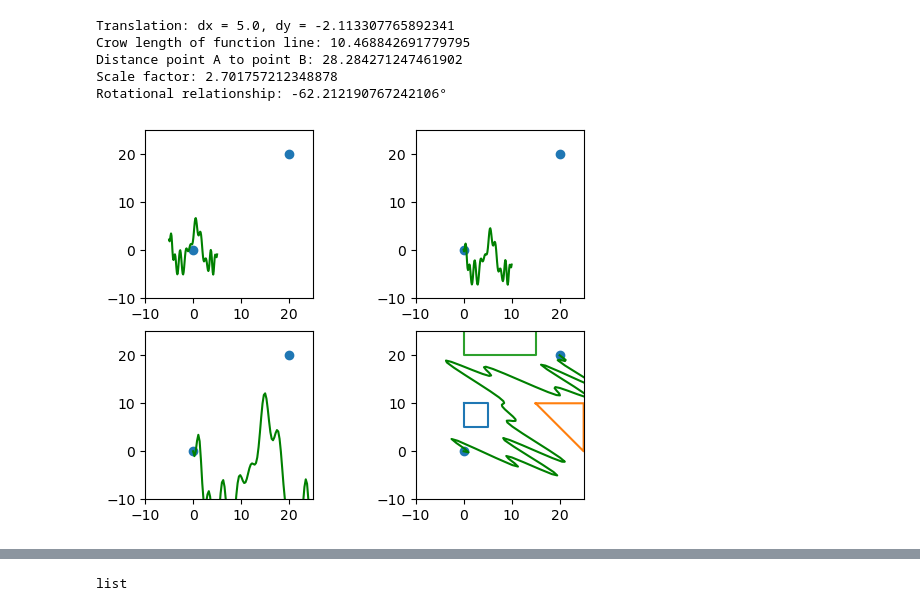
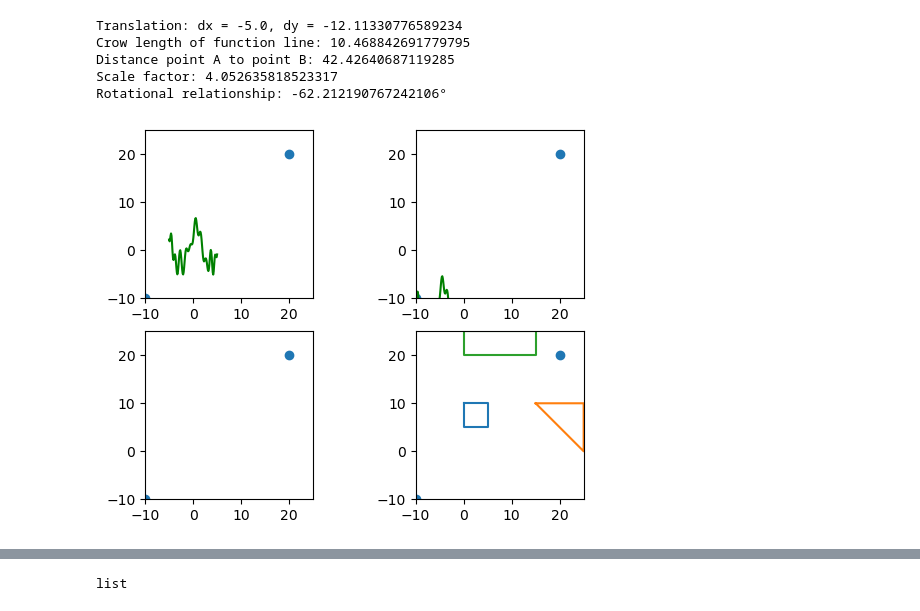
Before and after one commit to andre-kotze/gp-trajec, a Jupyter notebook: transform_func.ipynb, the cells around one changed output, grey strips where cells are left out. Drawn from its saved outputs; the diff is of its cells as text; code cells hidden in the pictures.

```diff
--- a/transform_func.ipynb
+++ b/transform_func.ipynb
@@ -13,7 +13,7 @@ y = 2*np.sin(x) + np.sin(4*x) + 3*np.cos(x) + np.sin(2*x) + np.sin(x**2) - np.co
 z = np.ones(100)
 
 # Point A and B
-pA = np.array([0,0])
+pA = np.array([-10,-10])
 pB = np.array([20,20])
 a, b = [pA[0],pB[0]],[pA[1],pB[1]]
 
@@ -85,58 +85,40 @@ y = [coord[1] for coord in roted_line]
 
 ax4.plot(x, y, 'g')
 
-
-
-
-
-
 building = Polygon([(0,10),
                     (5,10),
                     (5,5),
                     (0,5)
                     ])
-
 military = Polygon([(15,10),
                     (25,10),
                     (25,0)
                     ])
-
 nofly = Polygon([(0,25),
                 (15,25),
                 (15,20),
                 (0,20)
                 ])
-
 barriers = [building, military, nofly]
 
 for barrier in barriers:
     ax4.plot(*barrier.exterior.xy)
 
-
-
-
-
-
-
-
-
 # show points A and B
 ax4.scatter(a, b)
-
-#ax.set_aspect('equal', 'box')
 
 for ax in [ax1,ax2,ax3,ax4]:
     ax.set_xlim([-10,25])
     ax.set_ylim([-10,25])
     ax.set_aspect('equal')
 plt.show()
 # %% [output]
-Translation: dx = 5.0, dy = -2.113307765892341
+Translation: dx = -5.0, dy = -12.11330776589234
 Crow length of function line: 10.468842691779795
-Distance point A to point B: 28.284271247461902
-Scale factor: 2.701757212348878
+Distance point A to point B: 42.42640687119285
+Scale factor: 4.052635818523317
 Rotational relationship: -62.212190767242106°
-[figure, old version]
+[figure, new version]
 # %%
 # 100 linearly spaced numbers
 x = np.linspace(-5,5,100)
```
Also changed, not shown: parts of 2 cells of this notebook, 14 other files.
